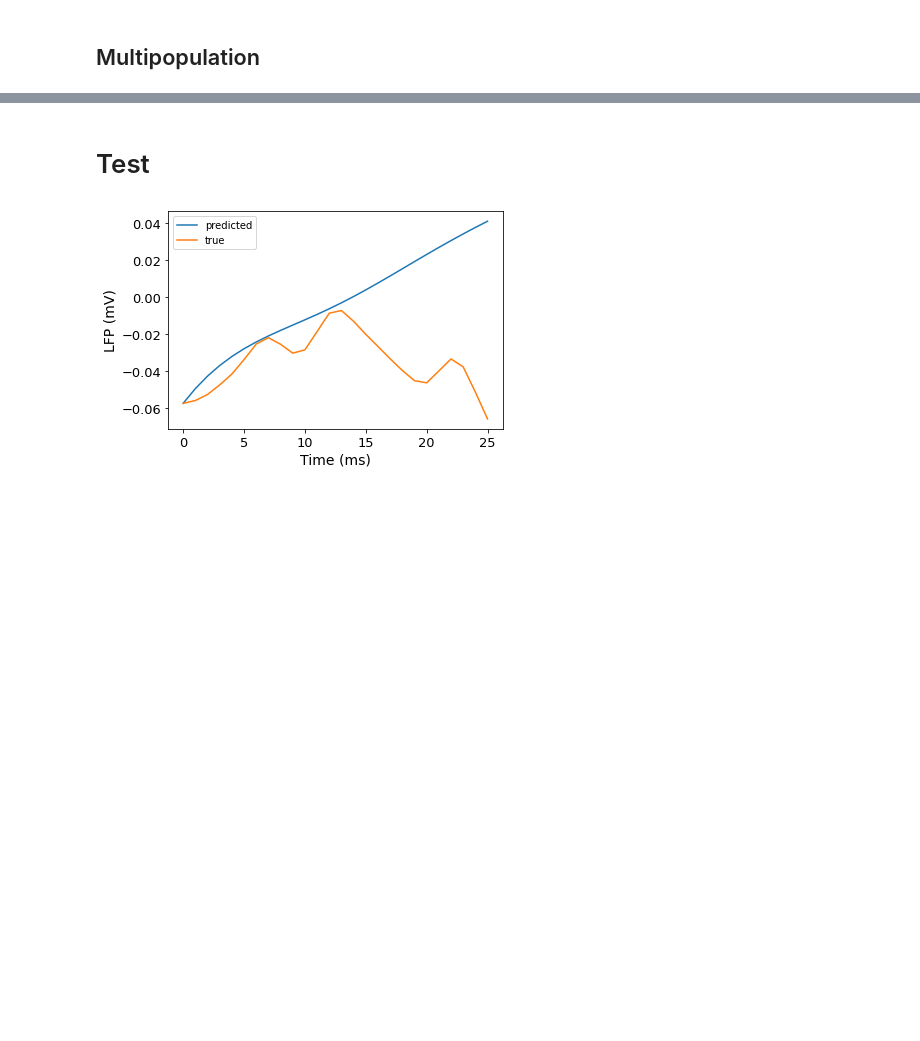
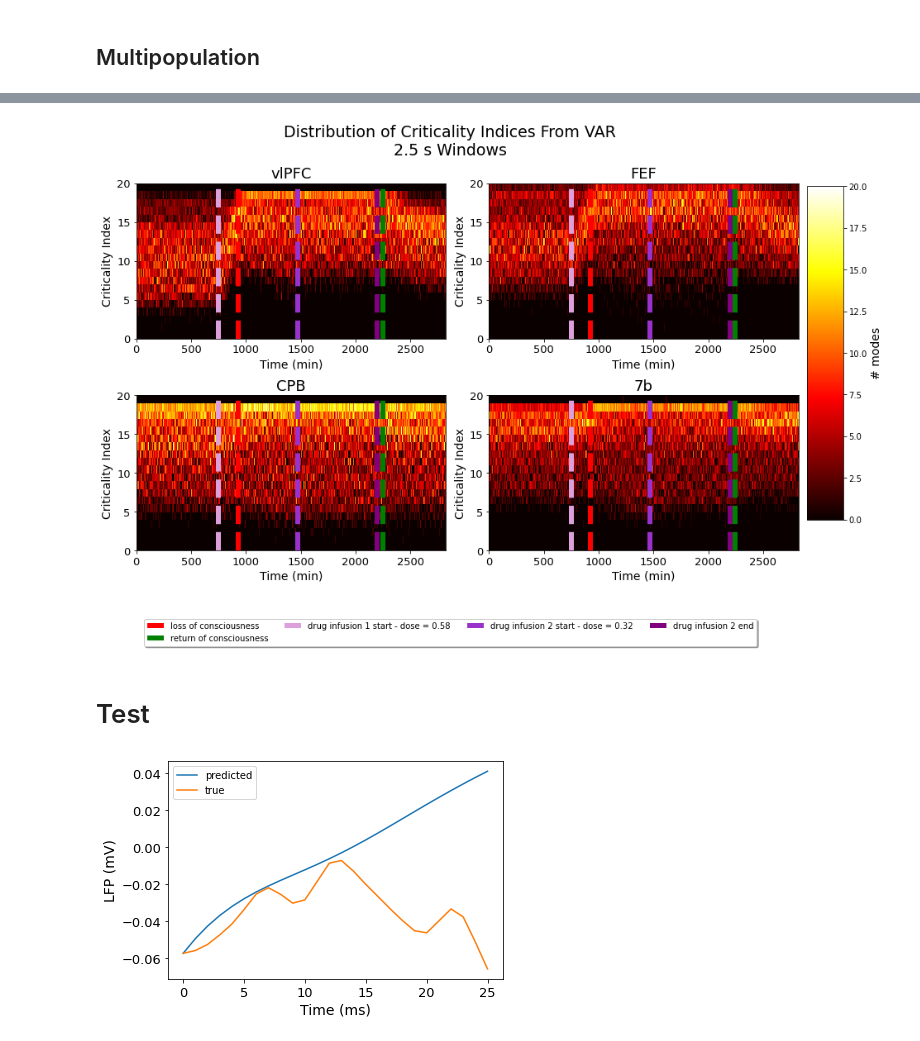
Before and after one commit to adamjeisen/ChaoticConsciousness, a Jupyter notebook: _sandbox/propofol/VAR/2021-11-30 - Plot and Test VAR.ipynb, the cells around one changed output, grey strips where cells are left out. Drawn from its saved outputs; the diff is of its cells as text; code cells hidden in the pictures; blank space fills up the shorter version.

```diff
--- a/_sandbox/propofol/VAR/2021-11-30 - Plot and Test VAR.ipynb
+++ b/_sandbox/propofol/VAR/2021-11-30 - Plot and Test VAR.ipynb
@@ -154,3 +187,44 @@ plt.show()
+# %%
+stride = run_params['stride']
+lw = 6
+fig, axs = plt.subplots(2, 2, figsize=(12, 8))
+for i, area in enumerate(['vlPFC', 'FEF', 'CPB', '7b']):
+    ax = axs[int(i/2)][i % 2]
+
+    bin_nums = 20
+    bins = [(np.concatenate(results[area].eigs.to_numpy()).max() - np.concatenate(results[area].eigs.to_numpy()).min())*i/bin_nums + np.concatenate(results[area].eigs.to_numpy()).min() for i in range(bin_nums + 1 )]
+    criticality_prob_dist = np.zeros((results[area].eigs.shape[0], bin_nums))
+    for t in range(results[area].eigs.shape[0]):
+        criticality_prob_dist[t] = np.histogram(results[area].eigs[t], bins=bins)[0]
+
+    im = ax.pcolormesh(criticality_prob_dist.T, cmap='hot')
+    start_times = np.arange(results[area]['eigs'].shape[0])*stride/60
+    xticks = plt.xticks()
+#     ax.set_xticks([int(i*60/stride) for i in np.arange(0, 120, 20)], np.arange(0, 120, 20))
+#     ax.set_yticks(np.arange(0, 21, 2), [f"{b:.3f}" for b in np.array(bins)[np.arange(0, 21, 2)]])
+    ax.tick_params(labelsize=13)
+    ax.set_xlabel("Time (min)", fontsize=14)
+    ax.set_ylabel("Criticality Index", fontsize=14)
+    ax.set_title(f"{area}", fontsize=18)
+    ax.axvline(session_info['eyesClose'][-1]/stride if isinstance(session_info['eyesClose'], np.ndarray) else session_info['eyesClose']/60, linestyle='--', lw=lw, c='red', label="loss of consciousness")
+    ax.axvline(session_info['eyesOpen'][-1]/stride if isinstance(session_info['eyesOpen'], np.ndarray) else session_info['eyesOpen']/60, linestyle='--', lw=lw, c='green', label="return of consciousness")
+    ax.axvline(session_info['drugStart'][0]/stride, color='plum', linestyle='--', lw=lw, label=f"drug infusion 1 start - dose = {session_info['drugDose'][0]}")
+    ax.axvline(session_info['drugStart'][1]/stride, color='darkorchid', linestyle='--', lw=lw, label=f"drug infusion 2 start - dose = {session_info['drugDose'][1]}")
+    ax.axvline(session_info['drugEnd'][1]/stride, color='purple', linestyle='--', lw=lw, label=f"drug infusion 2 end")
+    handles, labels = ax.get_legend_handles_labels()
+    # ax.fill_between(np.arange(session_info['drugStart'][1], session_info['drugEnd'][1], stride)/60,
+    #     min_val, max_val, color='darkorchid', alpha=0.2, label=f"drug infusion 1 - dose = {session_info['drugDose'][1]}")
+#     ax.legend(fontsize=14, loc='upper center', ncol=4, bbox_to_anchor=(0.5, -0.05),fancybox=True, shadow=True)
+#     plt.colorbar(label="Number of modes")
+plt.suptitle(f"Distribution of Criticality Indices From VAR\n{run_params['window']} s Windows", fontsize=19)
+cbar_ax = fig.add_axes([1, 0.15, 0.05, 0.7])
+cb = fig.colorbar(im, cax=cbar_ax)
+cb.set_label(label='# modes', fontsize=14)
+plt.tight_layout()
+fig.legend(handles, labels, loc='upper center', ncol=4, bbox_to_anchor=(0.5, -0.05),fancybox=True, shadow=True)
+plt.show()
+# %% [output]
+[figure, added]
 # %% [markdown]
 # Test
 # %%
```
Also changed, not shown: parts of 9 cells of this notebook, 2 other files.
